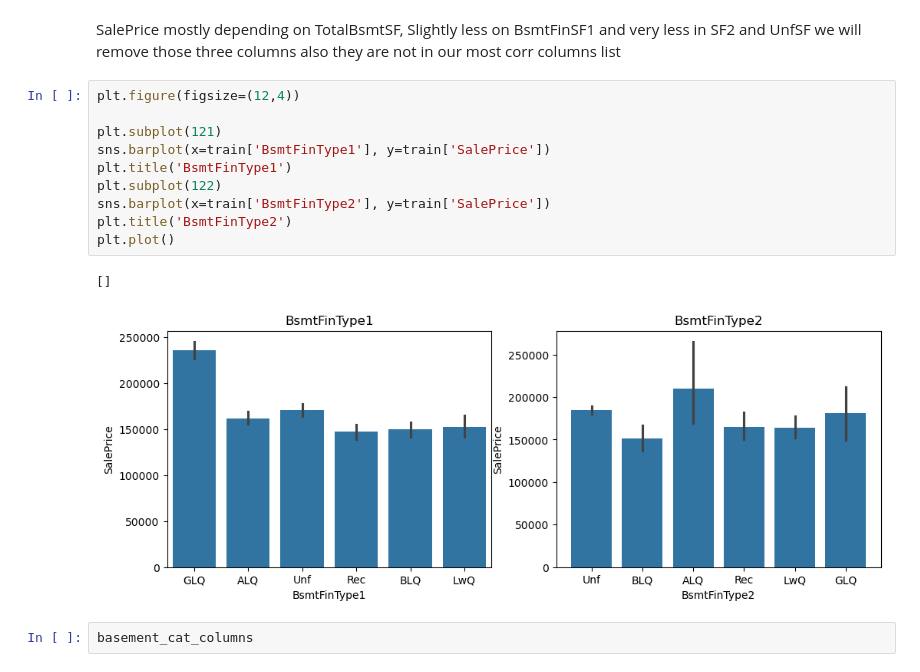
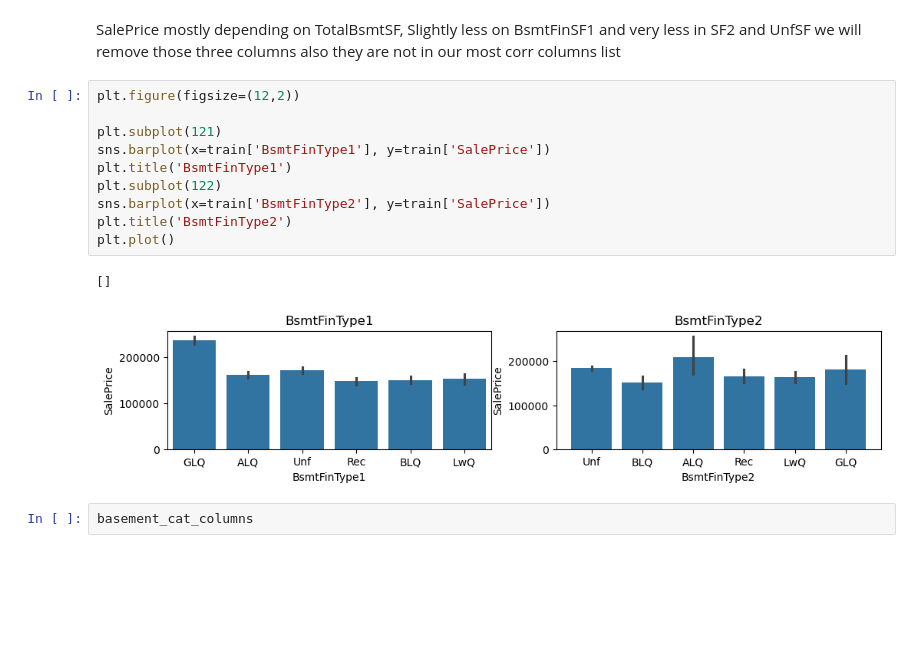
Before and after one commit to adityxnand/house-saleprice-regression, a Jupyter notebook: house-sale-price-regression.ipynb, the cells around one changed output. Saved outputs shown, nothing was run; the diff lists cells and outputs as text; blank space fills up the shorter version.

```diff
--- a/house-sale-price-regression.ipynb
+++ b/house-sale-price-regression.ipynb
@@ -194,18 +178,18 @@ plt.show()
 SalePrice mostly depending on TotalBsmtSF, Slightly less on BsmtFinSF1 and very less in SF2 and UnfSF
 we will remove those three columns also they are not in our most corr columns list
 # %%
-plt.figure(figsize=(12,4))
+plt.figure(figsize=(12,2))
 
 plt.subplot(121)
 sns.barplot(x=train['BsmtFinType1'], y=train['SalePrice'])
 plt.title('BsmtFinType1')
 plt.subplot(122)
 sns.barplot(x=train['BsmtFinType2'], y=train['SalePrice'])
 plt.title('BsmtFinType2')
 plt.plot()
 # %% [output]
 []
-[figure, old version]
+[figure, new version]
 # %%
 basement_cat_columns
 # %% [output]
```
Also changed, not shown: parts of 28 cells of this notebook, 1 other file.
